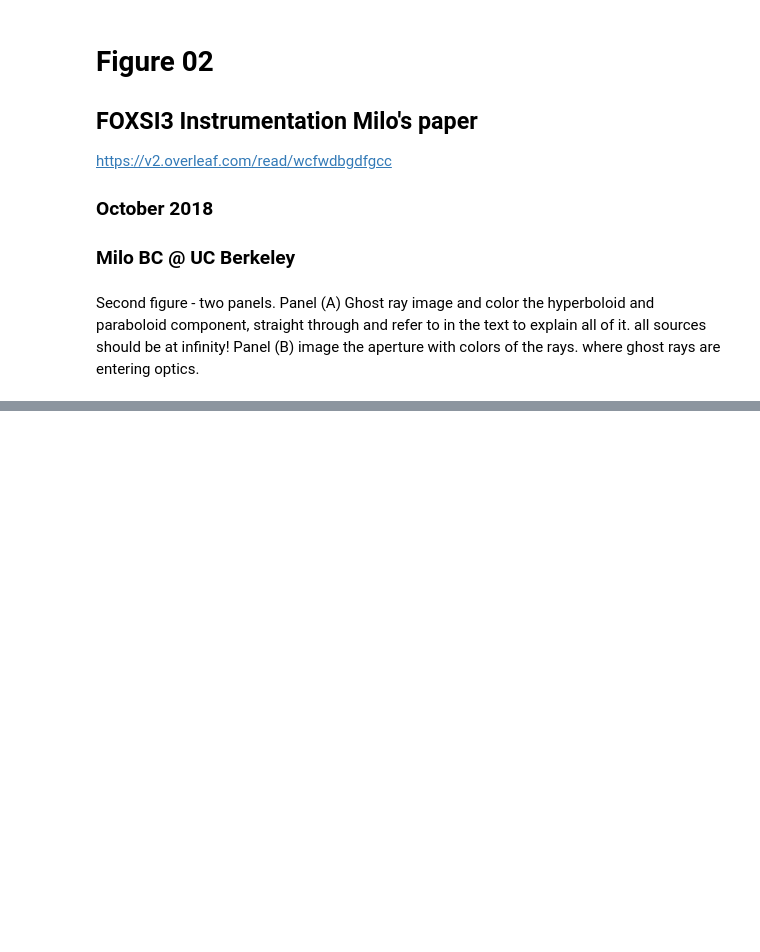
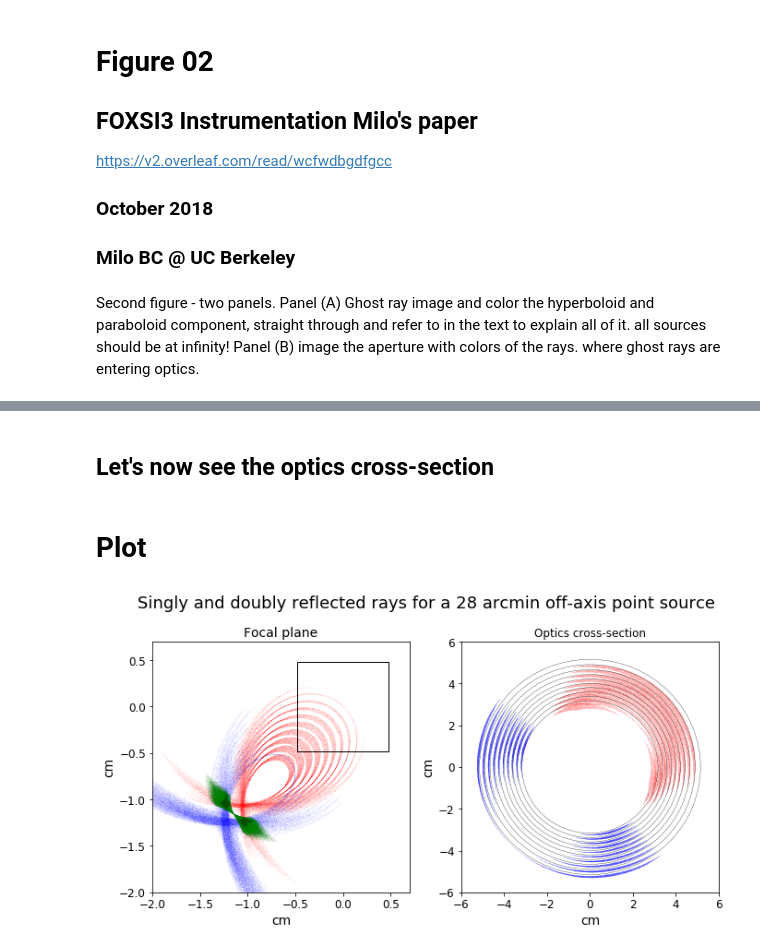
Before and after one commit to pymilo/Milo_FOXSI_Science, a Jupyter notebook: Paper_figures/Figure02.ipynb, the cells around one changed output, grey strips where cells are left out. Cells and saved outputs as stored; diff of their text form; code cells hidden in the pictures; blank space fills up the shorter version.

```diff
--- a/Paper_figures/Figure02.ipynb
+++ b/Paper_figures/Figure02.ipynb
@@ -17,0 +87,55 @@ All_Sx, All_Sy = [], []
+# %% [markdown]
+## Let's now see the optics cross-section
+# %%
+FrontRadii = [5.345, 5.085, 4.835, 4.595, 4.365, 4.15, 3.94]
+InterRadii = [5.151,4.9,4.659,4.429,4.21,4.0,3.799,3.59,3.38,3.17]
+InnerRadii = [4.56, 4.335, 4.125, 3.92, 3.725, 3.54, 3.36 ]
+
+prays = [ray.pos for ray in Lrays]
+orays = [ray.ori for ray in Lrays]
+srays = [ray.src for ray in Lrays]
+drays = [ray.des for ray in Lrays]
+trays = [ray.tag for ray in Lrays]
+hrays = [ray.hist for ray in Lrays]
+brays = [ray.bounces for ray in Lrays]
+deadrays = [ray.dead for ray in Lrays]
+# %%
+CSHrays = [ray for ray in Lrays if (ray.bounces ==1 and ray.hist[2] >= 30 and ray.tag[-4:] == 'Hy-D')]
+CSPrays = [ray for ray in Lrays if (ray.bounces ==1 and ray.hist[2] <= 30 and ray.tag[-4:] == 'Pa-D')]
+CSHx, CSHy = np.array([ray.hist[0] for ray in CSHrays]), np.array([ray.hist[1] for ray in CSHrays])
+CSPx, CSPy = np.array([ray.hist[0] for ray in CSPrays]), np.array([ray.hist[1] for ray in CSPrays])
+# %% [markdown]
+# Plot
+# %%
+fig = plt.figure(figsize=(11,5))
+st = fig.suptitle("Singly and doubly reflected rays for a 28 arcmin off-axis point source", fontsize=18,y=1.02)
+plt.subplot(1,2,1)
+plt.title('Focal plane',fontsize=14)
+plt.xlabel('cm',fontsize=14);plt.ylabel('cm',fontsize=14)
+plt.yticks(fontsize=12);plt.xticks(fontsize=12)
+plt.scatter(Hx,Hy,color='red',s=0.0001,alpha=0.7)
+plt.scatter(Px,Py,color='blue',s=0.0001,alpha=0.7)
+plt.scatter(Dx,Dy,color='green',s=0.0001,alpha=0.7)
+plt.scatter(Sx,Sy,color='black',s=0.0001,alpha=0.7)
+plt.ylim(-2.0,.7)
+plt.xlim(-2.0,.7)
+ax = plt.gca()
+ax.add_patch(patches.Rectangle((-0.48,-0.48),0.96,0.96,fill=False,linewidth=1.))
+## Cross-Section
+plt.subplot(1,2,2)
+ax = fig.gca()
+# Plot Shells
+for r in InterRadii:
+    c = plt.Circle((0, 0), r, color='k',fill=False,linewidth=.3)
+    ax.add_artist(c)
+
+# Plot random points
+plt.scatter(CSPx,CSPy,s=0.00003,color='b')
+plt.scatter(CSHx,CSHy,s=0.00003,color='r')
+plt.title('Optics cross-section')
+plt.xlabel('cm',fontsize=14);plt.ylabel('cm',fontsize=14)
+plt.yticks(fontsize=12);plt.xticks(fontsize=12)
+plt.xlim(-6,6);plt.ylim(-6,6)
+plt.show()
+# %% [output]
+[figure, added]
```
Also changed, not shown: parts of 2 cells of this notebook, 1 other file.
